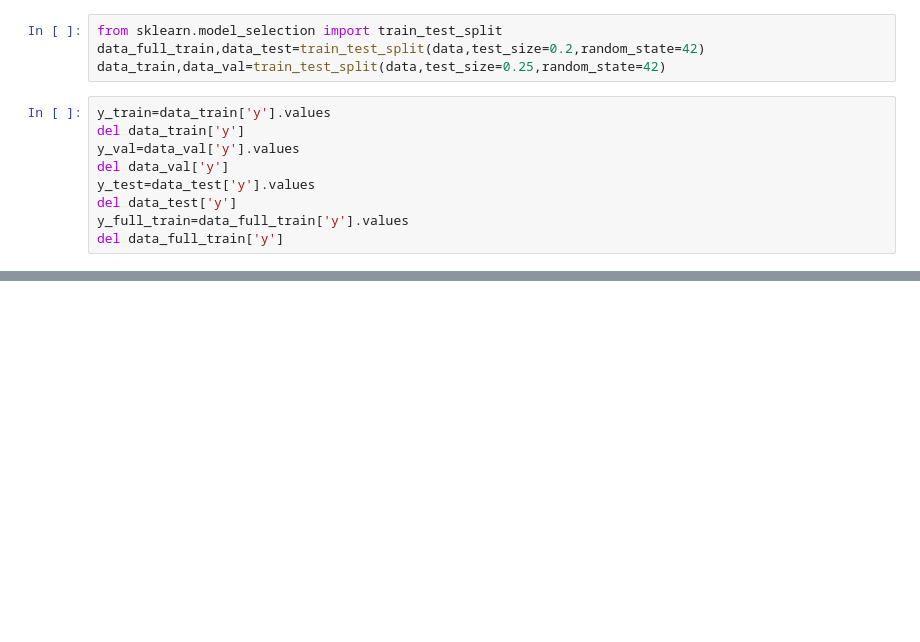
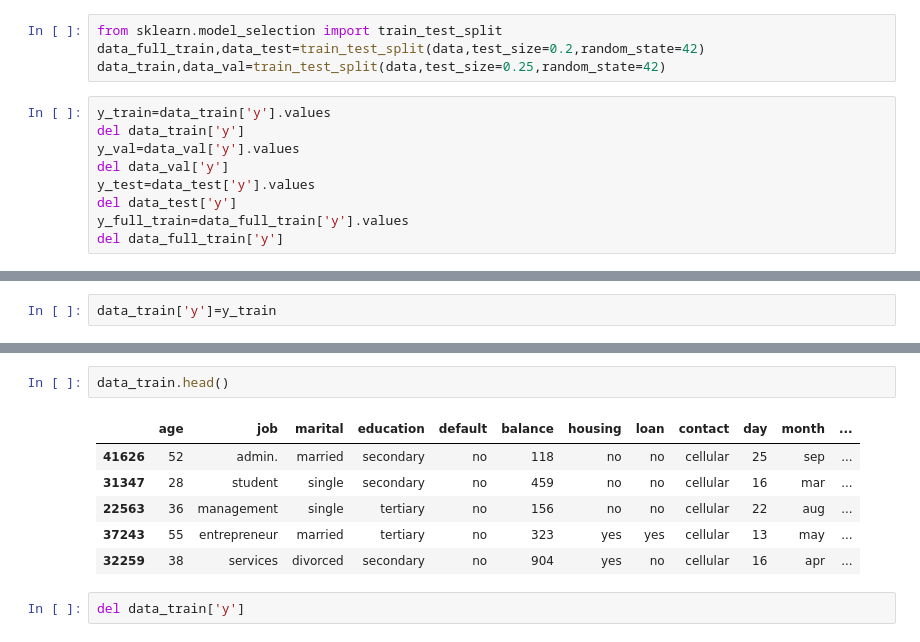
Before and after one commit to priyanshu7739410/machine-learning-zoomcamp-homework, a Jupyter notebook: Classification/Homework.ipynb, the cells around one changed output, grey strips where cells are left out. Saved outputs shown, nothing was run; the diff lists cells and outputs as text; blank space fills up the shorter version.

```diff
--- a/Classification/Homework.ipynb
+++ b/Classification/Homework.ipynb
@@ -125,3 +133,5 @@ categorical=list(set(data.columns)-set(numerical))
+# %%
+data_train['y']=y_train
 # %%
 from sklearn.metrics import mutual_info_score
 def mutual_info_y_score(series):
@@ -132,0 +153,11 @@ KeyError: "['y'] not in index"
+# %%
+data_train.head()
+# %% [output]
+|  | age | job | marital | education | default | balance | housing | loan | contact | day | month | ... |
+| 41626 | 52 | admin. | married | secondary | no | 118 | no | no | cellular | 25 | sep | ... |
+| 31347 | 28 | student | single | secondary | no | 459 | no | no | cellular | 16 | mar | ... |
+| 22563 | 36 | management | single | tertiary | no | 156 | no | no | cellular | 22 | aug | ... |
+| 37243 | 55 | entrepreneur | married | tertiary | no | 323 | yes | yes | cellular | 13 | may | ... |
+| 32259 | 38 | services | divorced | secondary | no | 904 | yes | no | cellular | 16 | apr | ... |
+# %%
+del data_train['y']
```
Also changed, not shown: parts of 9 cells of this notebook.
